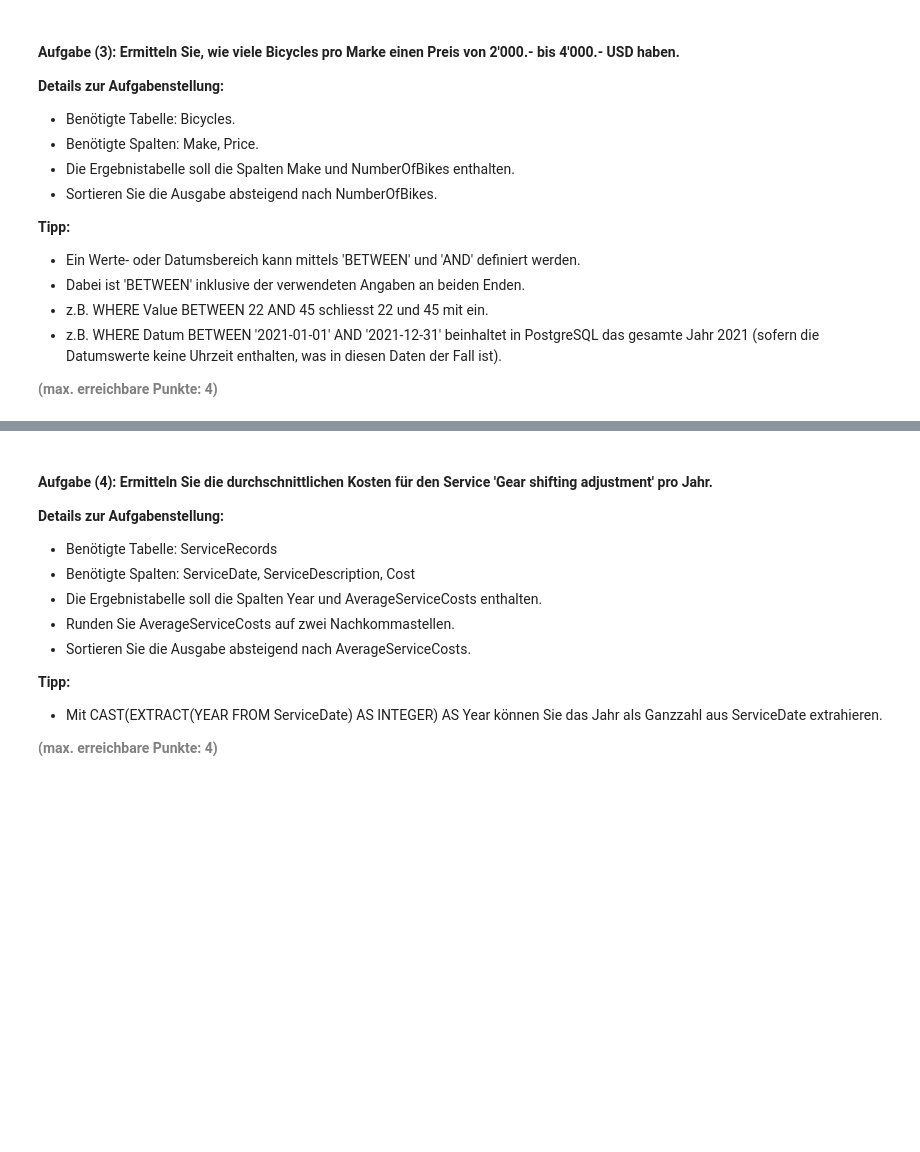
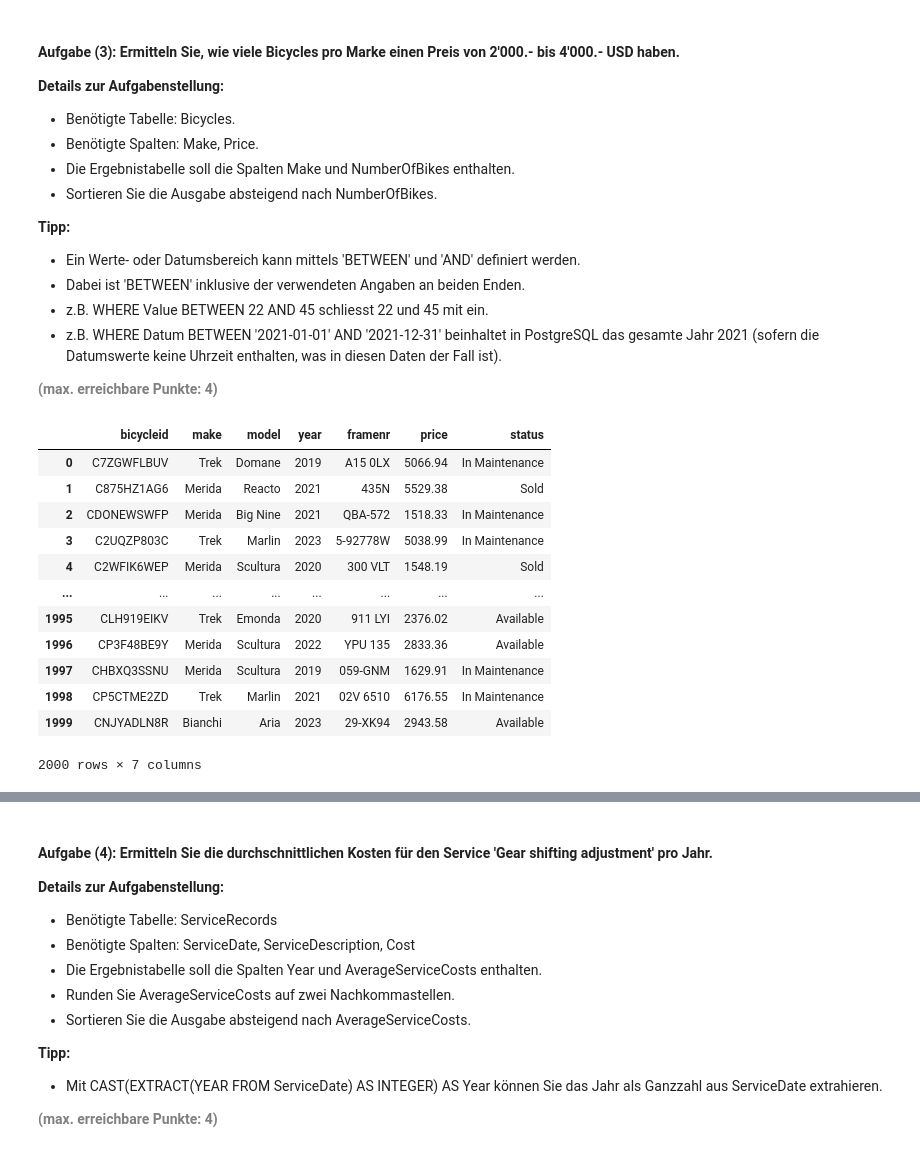
Before and after one commit to pyrat12/python_postgresql_pgadmin, a Jupyter notebook: Zusatzmaterial Prüfungsvorbereitung/AP01_Mgmt_Nutzung_Relationale_Daten.ipynb, the cells around one changed output, grey strips where cells are left out. Cells and saved outputs as stored; diff of their text form; code cells hidden in the pictures; blank space fills up the shorter version.

```diff
--- a/Zusatzmaterial Prüfungsvorbereitung/AP01_Mgmt_Nutzung_Relationale_Daten.ipynb
+++ b/Zusatzmaterial Prüfungsvorbereitung/AP01_Mgmt_Nutzung_Relationale_Daten.ipynb
@@ -285,5 +319,21 @@ df_subzwei
 - z.B. WHERE Datum BETWEEN '2021-01-01' AND '2021-12-31' beinhaltet in PostgreSQL das gesamte Jahr 2021 (sofern die Datumswerte keine Uhrzeit enthalten, was in diesen Daten der Fall ist).
 
 <b style="color: gray;">(max. erreichbare Punkte: 4)</b>
+# %%
+display(df_bicycles)
+# %% [output]
+|  | bicycleid | make | model | year | framenr | price | status |
+| 0 | C7ZGWFLBUV | Trek | Domane | 2019 | A15 0LX | 5066.94 | In Maintenance |
+| 1 | C875HZ1AG6 | Merida | Reacto | 2021 | 435N | 5529.38 | Sold |
+| 2 | CDONEWSWFP | Merida | Big Nine | 2021 | QBA-572 | 1518.33 | In Maintenance |
+| 3 | C2UQZP803C | Trek | Marlin | 2023 | 5-92778W | 5038.99 | In Maintenance |
+| 4 | C2WFIK6WEP | Merida | Scultura | 2020 | 300 VLT | 1548.19 | Sold |
+| ... | ... | ... | ... | ... | ... | ... | ... |
+| 1995 | CLH919EIKV | Trek | Emonda | 2020 | 911 LYI | 2376.02 | Available |
+| 1996 | CP3F48BE9Y | Merida | Scultura | 2022 | YPU 135 | 2833.36 | Available |
+| 1997 | CHBXQ3SSNU | Merida | Scultura | 2019 | 059-GNM | 1629.91 | In Maintenance |
+| 1998 | CP5CTME2ZD | Trek | Marlin | 2021 | 02V 6510 | 6176.55 | In Maintenance |
+| 1999 | CNJYADLN8R | Bianchi | Aria | 2023 | 29-XK94 | 2943.58 | Available |
+2000 rows × 7 columns
 # %%
 # Engine für Datenbankverbindung erstellen
```
Also changed, not shown: parts of 11 cells of this notebook.
